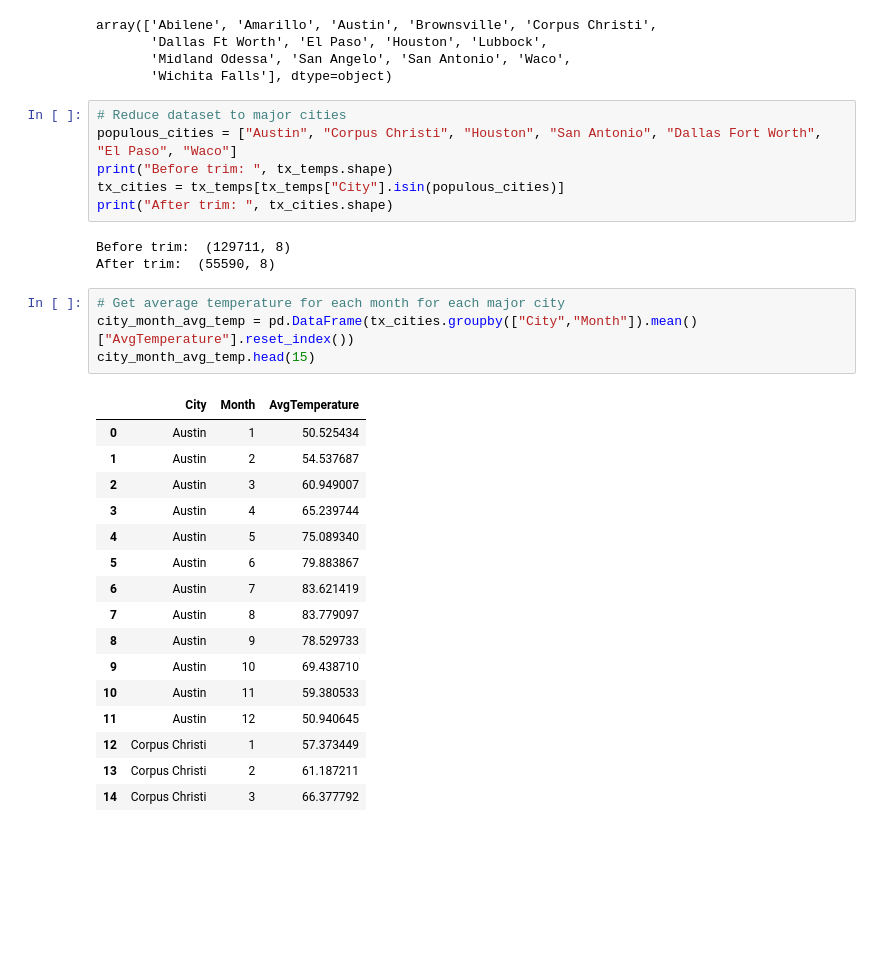
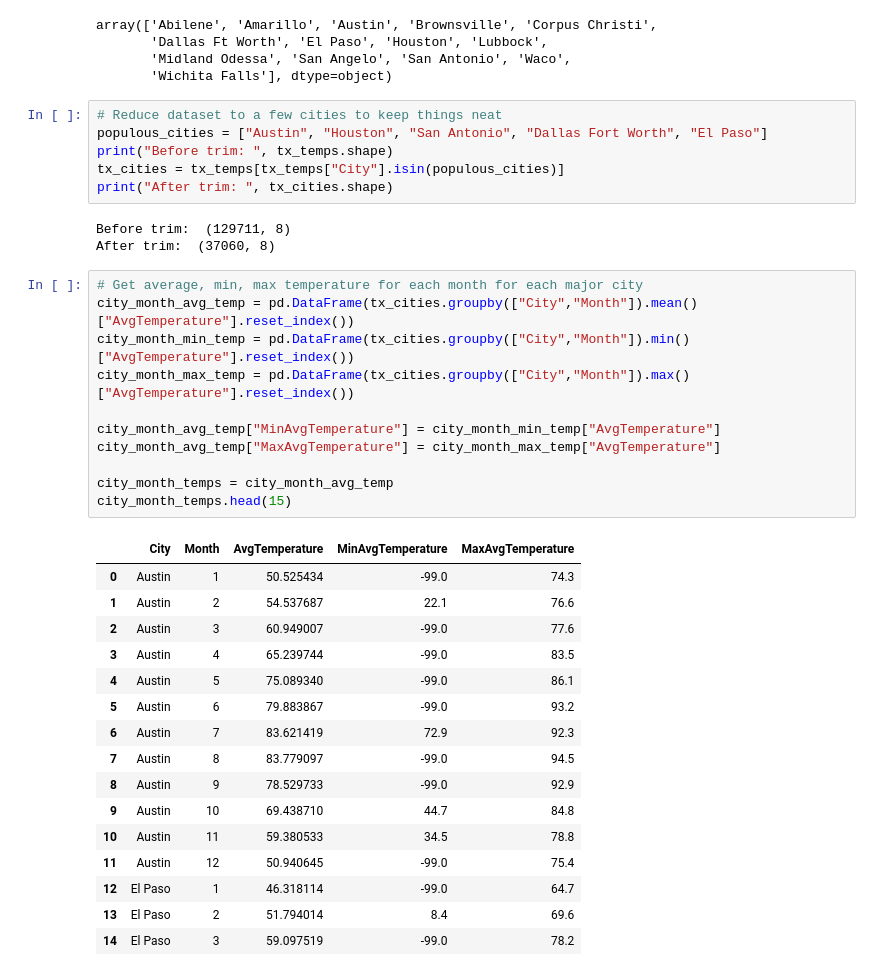
Before and after one commit to frankfeder/city-temps, a Jupyter notebook: temps_eda.ipynb, the cells around one changed output. Drawn from its saved outputs; the diff is of its cells as text; blank space fills up the shorter version.

Commit message:
trim list of viz'd cities, viz avg/min/max monthly average temps in one plot

```diff
--- a/temps_eda.ipynb
+++ b/temps_eda.ipynb
@@ -49,32 +49,39 @@ array(['Abilene', 'Amarillo', 'Austin', 'Brownsville', 'Corpus Christi',
        'Midland Odessa', 'San Angelo', 'San Antonio', 'Waco',
        'Wichita Falls'], dtype=object)
 # %%
-# Reduce dataset to major cities
-populous_cities = ["Austin", "Corpus Christi", "Houston", "San Antonio", "Dallas Fort Worth", "El Paso", "Waco"]
+# Reduce dataset to a few cities to keep things neat
+populous_cities = ["Austin", "Houston", "San Antonio", "Dallas Fort Worth", "El Paso"]
 print("Before trim: ", tx_temps.shape)
 tx_cities = tx_temps[tx_temps["City"].isin(populous_cities)]
 print("After trim: ", tx_cities.shape)
 # %% [output]
 Before trim:  (129711, 8)
-After trim:  (55590, 8)
+After trim:  (37060, 8)
 # %%
-# Get average temperature for each month for each major city
+# Get average, min, max temperature for each month for each major city
 city_month_avg_temp = pd.DataFrame(tx_cities.groupby(["City","Month"]).mean()["AvgTemperature"].reset_index())
-city_month_avg_temp.head(15)
+city_month_min_temp = pd.DataFrame(tx_cities.groupby(["City","Month"]).min()["AvgTemperature"].reset_index())
+city_month_max_temp = pd.DataFrame(tx_cities.groupby(["City","Month"]).max()["AvgTemperature"].reset_index())
+
+city_month_avg_temp["MinAvgTemperature"] = city_month_min_temp["AvgTemperature"]
+city_month_avg_temp["MaxAvgTemperature"] = city_month_max_temp["AvgTemperature"]
+
+city_month_temps = city_month_avg_temp
+city_month_temps.head(15)
 # %% [output]
-|  | City | Month | AvgTemperature |
-| 0 | Austin | 1 | 50.525434 |
-| 1 | Austin | 2 | 54.537687 |
-| 2 | Austin | 3 | 60.949007 |
-| 3 | Austin | 4 | 65.239744 |
-| 4 | Austin | 5 | 75.089340 |
-| 5 | Austin | 6 | 79.883867 |
-| 6 | Austin | 7 | 83.621419 |
-| 7 | Austin | 8 | 83.779097 |
-| 8 | Austin | 9 | 78.529733 |
-| 9 | Austin | 10 | 69.438710 |
-| 10 | Austin | 11 | 59.380533 |
-| 11 | Austin | 12 | 50.940645 |
-| 12 | Corpus Christi | 1 | 57.373449 |
-| 13 | Corpus Christi | 2 | 61.187211 |
-| 14 | Corpus Christi | 3 | 66.377792 |
+|  | City | Month | AvgTemperature | MinAvgTemperature | MaxAvgTemperature |
+| 0 | Austin | 1 | 50.525434 | -99.0 | 74.3 |
+| 1 | Austin | 2 | 54.537687 | 22.1 | 76.6 |
+| 2 | Austin | 3 | 60.949007 | -99.0 | 77.6 |
+| 3 | Austin | 4 | 65.239744 | -99.0 | 83.5 |
+| 4 | Austin | 5 | 75.089340 | -99.0 | 86.1 |
+| 5 | Austin | 6 | 79.883867 | -99.0 | 93.2 |
+| 6 | Austin | 7 | 83.621419 | 72.9 | 92.3 |
+| 7 | Austin | 8 | 83.779097 | -99.0 | 94.5 |
+| 8 | Austin | 9 | 78.529733 | -99.0 | 92.9 |
+| 9 | Austin | 10 | 69.438710 | 44.7 | 84.8 |
+| 10 | Austin | 11 | 59.380533 | 34.5 | 78.8 |
+| 11 | Austin | 12 | 50.940645 | -99.0 | 75.4 |
+| 12 | El Paso | 1 | 46.318114 | -99.0 | 64.7 |
+| 13 | El Paso | 2 | 51.794014 | 8.4 | 69.6 |
+| 14 | El Paso | 3 | 59.097519 | -99.0 | 78.2 |
```
Also changed, not shown: parts of 6 cells of this notebook.
